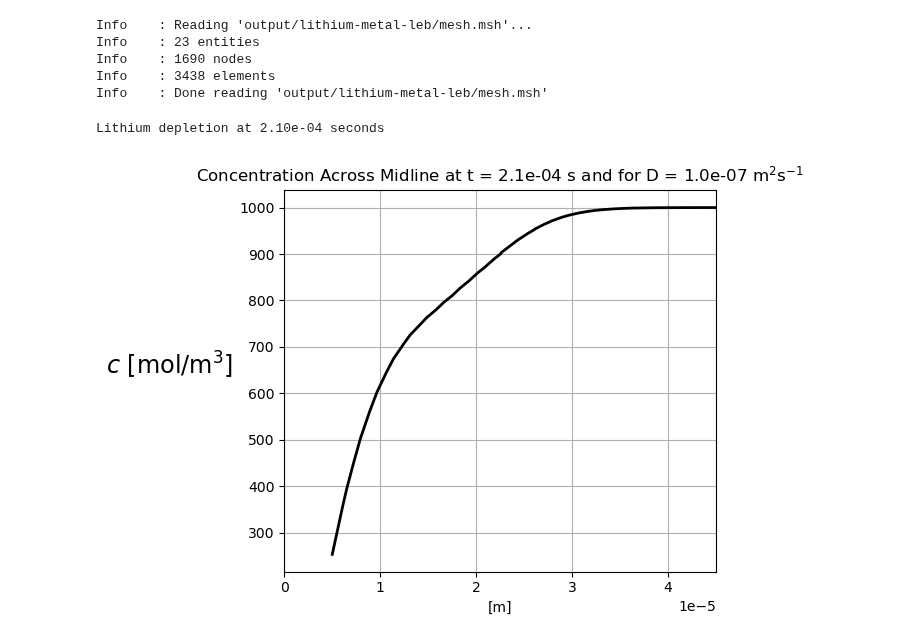
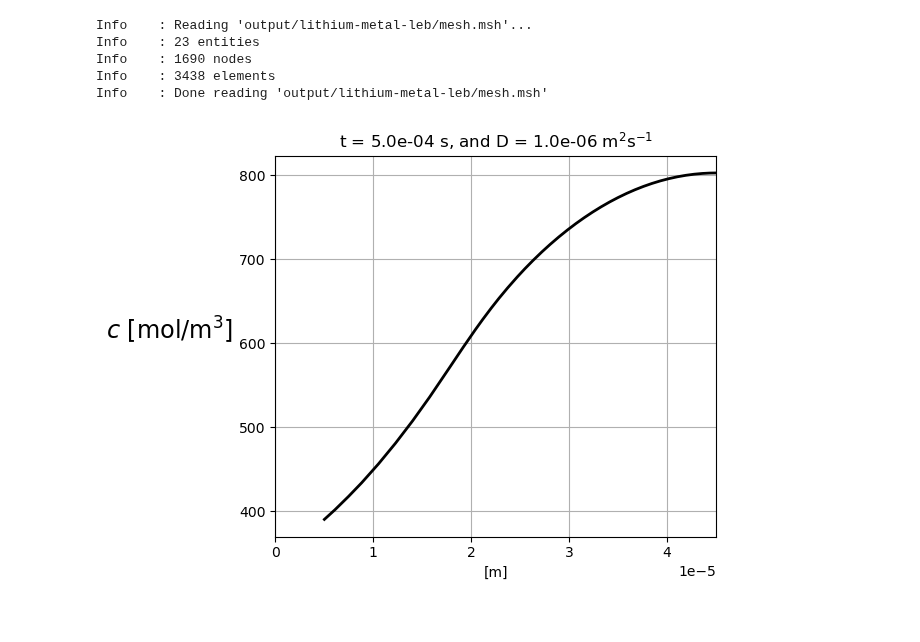
Before and after one commit to molel-gt/ssb, a Jupyter notebook: lithium-metal-battery.ipynb, the cells around one changed output. Drawn from its saved outputs; the diff is of its cells as text; code cells hidden in the pictures.

```diff
--- a/lithium-metal-battery.ipynb
+++ b/lithium-metal-battery.ipynb
@@ -531,7 +531,7 @@ q = ufl.TestFunction(Q)
 f = fem.Constant(pam_domain, PETSc.ScalarType(0))
 g = fem.Constant(pam_domain, PETSc.ScalarType(0))
 g_middle = fem.Constant(pam_domain, PETSc.ScalarType(0))
-D_bulk = 1e-7
+D_bulk = 1e-6
 D = fem.Constant(pam_domain, PETSc.ScalarType(D_bulk))
 
 a = c * q * dx + dt * ufl.inner(D * ufl.grad(c), ufl.grad(q)) * dx
@@ -590,8 +590,6 @@ while t < T:
     c_n.x.array[:] = ch.x.array
     c_vtx.write(t)
 c_vtx.close()
-# %% [output]
-Lithium depletion at 2.10e-04 seconds
 # %%
 # visualization
 bb_trees = bb_tree(pam_domain, pam_domain.topology.dim)
@@ -604,32 +602,32 @@ tol = 1e-8  # Avoid hitting the outside of the domain
 x = np.linspace(0 + tol, 45e-6 - tol, n_points)
 y = np.ones(n_points) * 0.5 * 30e-6  # midline
 points = np.zeros((3, n_points))
 points[0] = x
 points[1] = y
 # points[2] = z
 u_values = []
 cells = []
 points_on_proc = []
 # Find cells whose bounding-box collide with the the points
 cell_candidates = compute_collisions_points(bb_trees, points.T)
 # Choose one of the cells that contains the point
 colliding_cells = compute_colliding_cells(pam_domain, cell_candidates, points.T)
 for i, point in enumerate(points.T):
     if len(colliding_cells.links(i)) > 0:
         points_on_proc.append(point)
         cells.append(colliding_cells.links(i)[0])
 points_on_proc = np.array(points_on_proc, dtype=np.float64)
 u_values = ch.eval(points_on_proc, cells)
 fig, ax = plt.subplots()
 ax.plot(points_on_proc[:, 0], u_values, "k", linewidth=2)
 ax.grid(True)
 ax.set_xlim([0, 45e-6])
 # ax.set_ylim([0, c_init])
 ax.set_ylabel(r'$c$ [mol/m$^3$]', rotation=0, labelpad=50, fontsize='xx-large')
 ax.set_xlabel('[m]')
-ax.set_title(f'Concentration Across Midline at t = {t:.1e} s and for D = {D_bulk:.1e} ' + r'm$^{2}$s$^{-1}$')
+ax.set_title(f't = {t:.1e} s, and D = {D_bulk:.1e} ' + r'm$^{2}$s$^{-1}$')
 plt.tight_layout()
 # plt.show()
 plt.savefig(f'figures/lma-concentration-{D_bulk:.2e}.png', dpi=1500);
 # %% [output]
-[figure, old version]
+[figure, new version]
```
Also changed, not shown: parts of 1 cell of this notebook.
